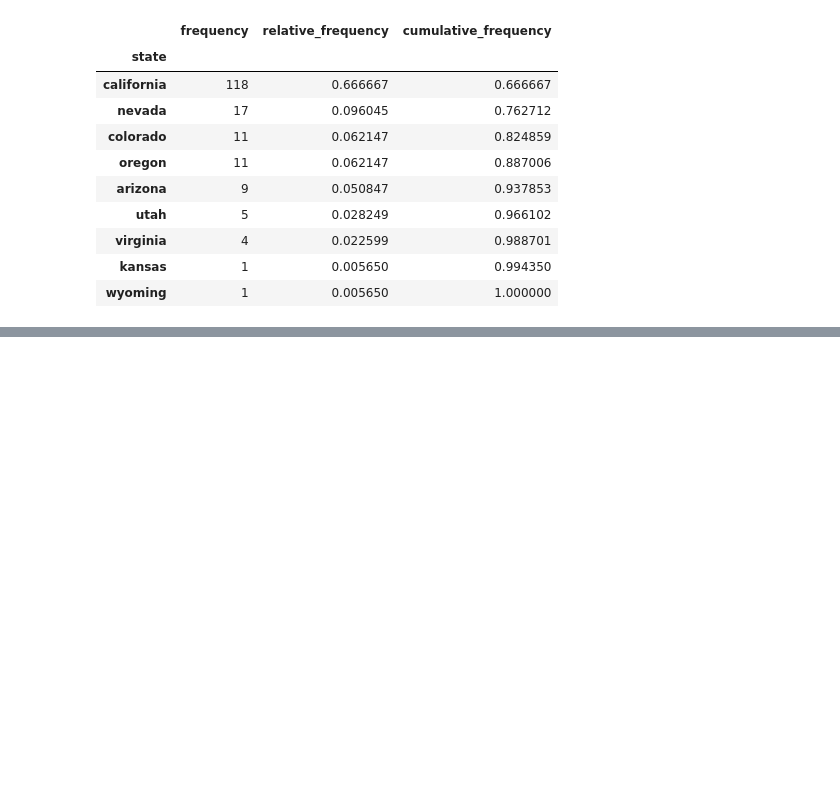
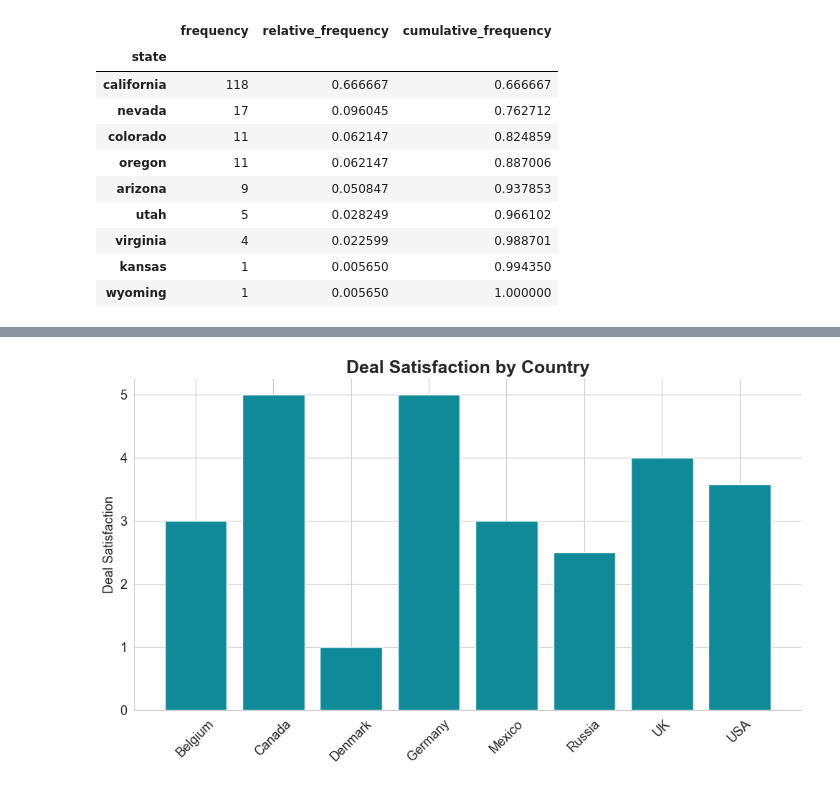
Before and after one commit to Will-Jacobs/Real-Estate-Market-Analysis, a Jupyter notebook: Real Estate Market Analysis - Preprocessing Data.ipynb, the cells around one changed output, grey strips where cells are left out. Drawn from its saved outputs; the diff is of its cells as text; code cells hidden in the pictures; blank space fills up the shorter version.

```diff
--- a/Real Estate Market Analysis - Preprocessing Data.ipynb
+++ b/Real Estate Market Analysis - Preprocessing Data.ipynb
@@ -1499,0 +1526,22 @@ data[['age_at_purchase','price$']].corr()
+# %%
+sns.set_style("whitegrid") # override the default matplotlib style, to avoid the grey background, but keep the grid
+
+plt.figure(figsize = (12, 6)) # determine the size of the chart
+
+plt.bar(x = averages_by_country.index, # specify the x axis
+        height = averages_by_country['deal_satisfaction'], # specify the y axis
+        color = "#108A99") # the colour for the bars
+
+# format the ticks
+plt.xticks(rotation = 45, fontsize = 13) # rotate and format the labels for the x-axis
+plt.yticks(fontsize = 13) # format the y-axis
+plt.title("Deal Satisfaction by Country", fontsize = 18, fontweight = "bold") #add and format the title for the chart
+plt.ylabel("Deal Satisfaction", fontsize = 13 ) #add a title for the y-axis
+
+sns.despine() # removes the top and right border of our graph
+
+plt.savefig("deal_satisfaction_by_country_bar_chart.png") # you can export your chart as a picture
+
+plt.show()
+# %% [output]
+[figure, added]
```
Also changed, not shown: parts of 95 cells of this notebook.
